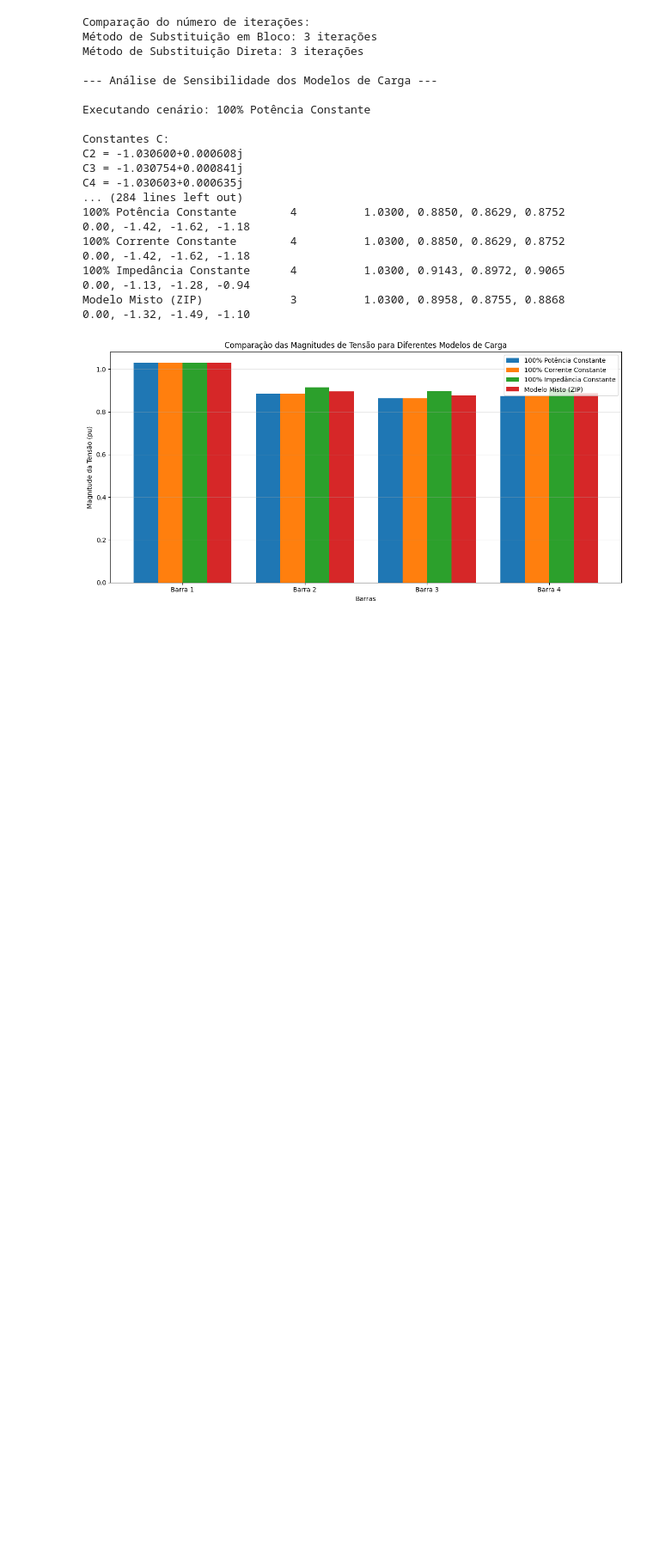
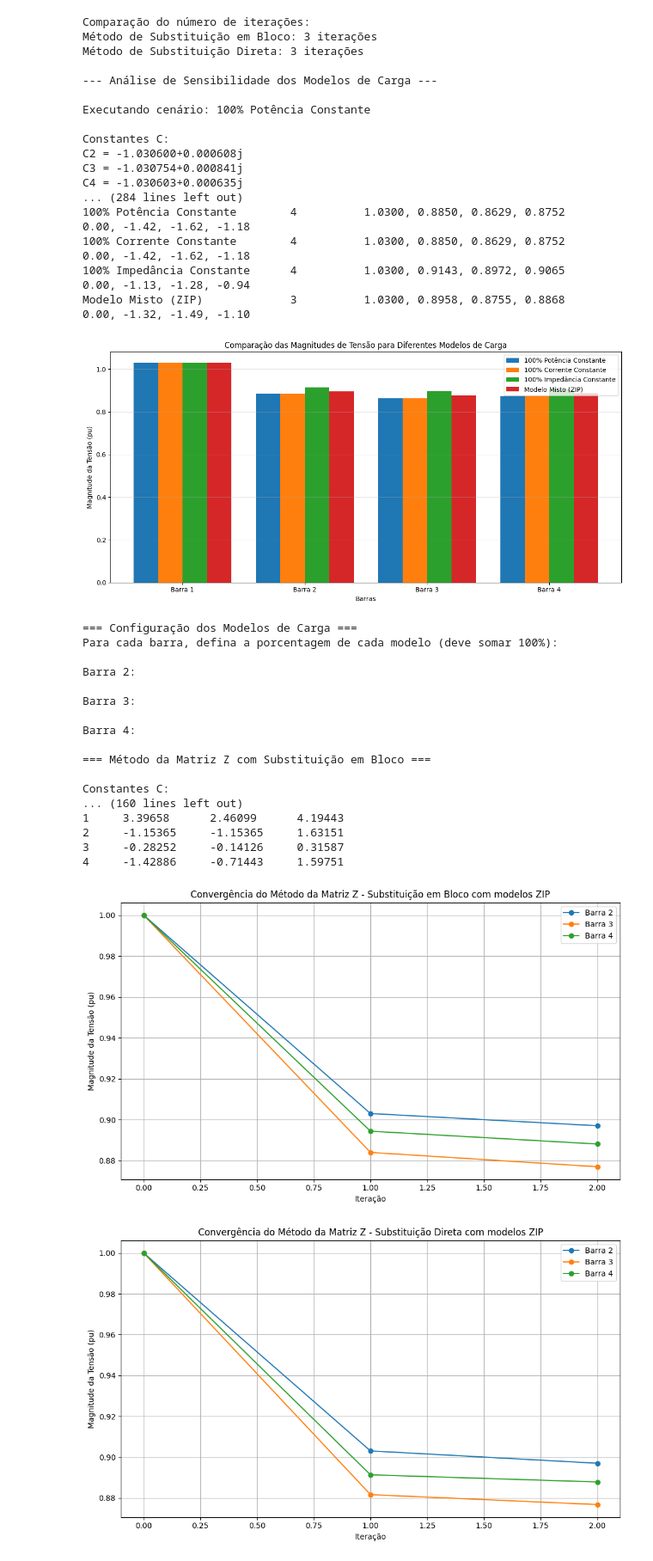
Before and after one commit to alanjk3/z-matrix-method, a Jupyter notebook: notebooks/4barras_4models.ipynb, the cells around one changed output. Shown at 86% size. Saved outputs shown, nothing was run; the diff lists cells and outputs as text; code cells hidden in the pictures; blank space fills up the shorter version.

```diff
--- a/notebooks/4barras_4models.ipynb
+++ b/notebooks/4barras_4models.ipynb
@@ -58,3 +58,25 @@ C4 = -1.030603+0.000635j
 100% Impedância Constante      4          1.0300, 0.9143, 0.8972, 0.9065           0.00, -1.13, -1.28, -0.94
 Modelo Misto (ZIP)             3          1.0300, 0.8958, 0.8755, 0.8868           0.00, -1.32, -1.49, -1.10
 [figure]
+# %%
+run_example_with_custom_load_models()
+# %% [output]
+=== Configuração dos Modelos de Carga ===
+Para cada barra, defina a porcentagem de cada modelo (deve somar 100%):
+
+Barra 2:
+
+Barra 3:
+
+Barra 4:
+
+=== Método da Matriz Z com Substituição em Bloco ===
+
+Constantes C:
+... (160 lines left out)
+1     3.39658      2.46099      4.19443
+2     -1.15365     -1.15365     1.63151
+3     -0.28252     -0.14126     0.31587
+4     -1.42886     -0.71443     1.59751
+[figure, added]
+[figure, added]
```
Also changed, not shown: parts of 1 cell of this notebook, 2 other files.
